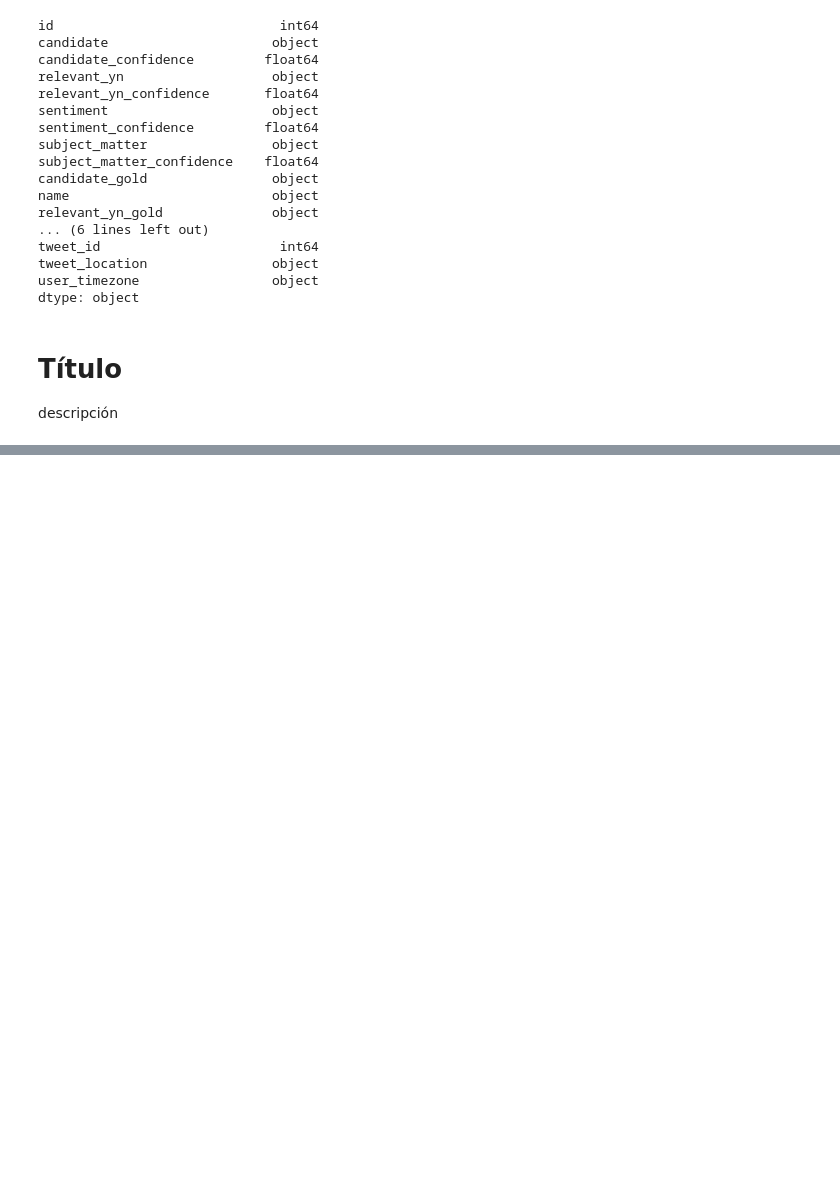
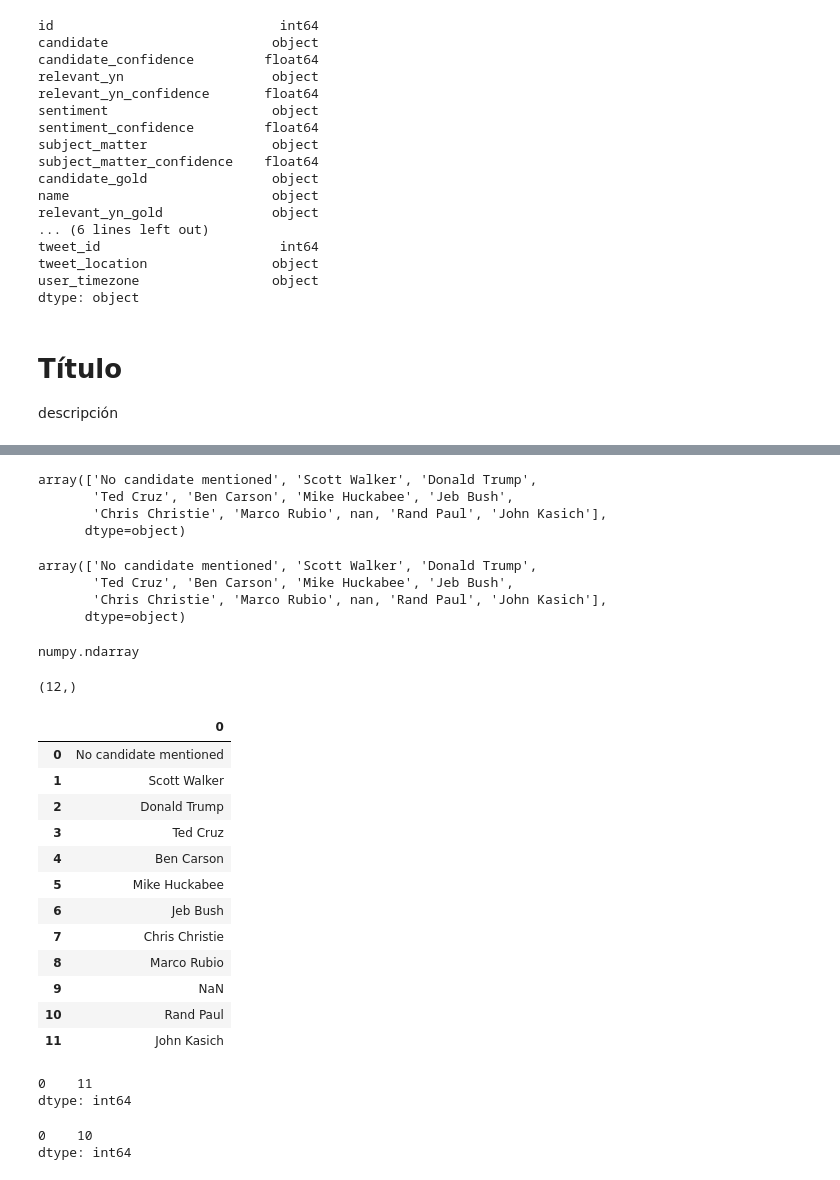
Before and after one commit to jebus2088/proyecto-portafolio, a Jupyter notebook: Notebooks/analisis_eda1.ipynb, the cells around one changed output, grey strips where cells are left out. Saved outputs shown, nothing was run; the diff lists cells and outputs as text; code cells hidden in the pictures; blank space fills up the shorter version.

```diff
--- a/Notebooks/analisis_eda1.ipynb
+++ b/Notebooks/analisis_eda1.ipynb
@@ -194,0 +277,52 @@ descripción
+# %%
+sentimientos_filtrado['candidate'].unique()
+# %% [output]
+array(['No candidate mentioned', 'Scott Walker', 'Donald Trump',
+       'Ted Cruz', 'Ben Carson', 'Mike Huckabee', 'Jeb Bush',
+       'Chris Christie', 'Marco Rubio', nan, 'Rand Paul', 'John Kasich'],
+      dtype=object)
+# %%
+candidatos = sentimientos_filtrado['candidate'].unique()
+candidatos
+# %% [output]
+array(['No candidate mentioned', 'Scott Walker', 'Donald Trump',
+       'Ted Cruz', 'Ben Carson', 'Mike Huckabee', 'Jeb Bush',
+       'Chris Christie', 'Marco Rubio', nan, 'Rand Paul', 'John Kasich'],
+      dtype=object)
+# %%
+type(candidatos)
+# %% [output]
+numpy.ndarray
+# %%
+candidatos.shape
+# %% [output]
+(12,)
+# %%
+candidatos_pd = pd.DataFrame(candidatos)
+candidatos_pd
+# %% [output]
+|  | 0 |
+| 0 | No candidate mentioned |
+| 1 | Scott Walker |
+| 2 | Donald Trump |
+| 3 | Ted Cruz |
+| 4 | Ben Carson |
+| 5 | Mike Huckabee |
+| 6 | Jeb Bush |
+| 7 | Chris Christie |
+| 8 | Marco Rubio |
+| 9 | NaN |
+| 10 | Rand Paul |
+| 11 | John Kasich |
+# %%
+candidatos_pd.count()
+# %% [output]
+0    11
+dtype: int64
+# %%
+numero_de_candidatos = candidatos_pd.count() - 2 + 1
+numero_de_candidatos
+# resto dos por que hay un nan y un no se menciona candidato y sumo uno por el indice de python
+# %% [output]
+0    10
+dtype: int64
```
Also changed, not shown: parts of 7 cells of this notebook.
